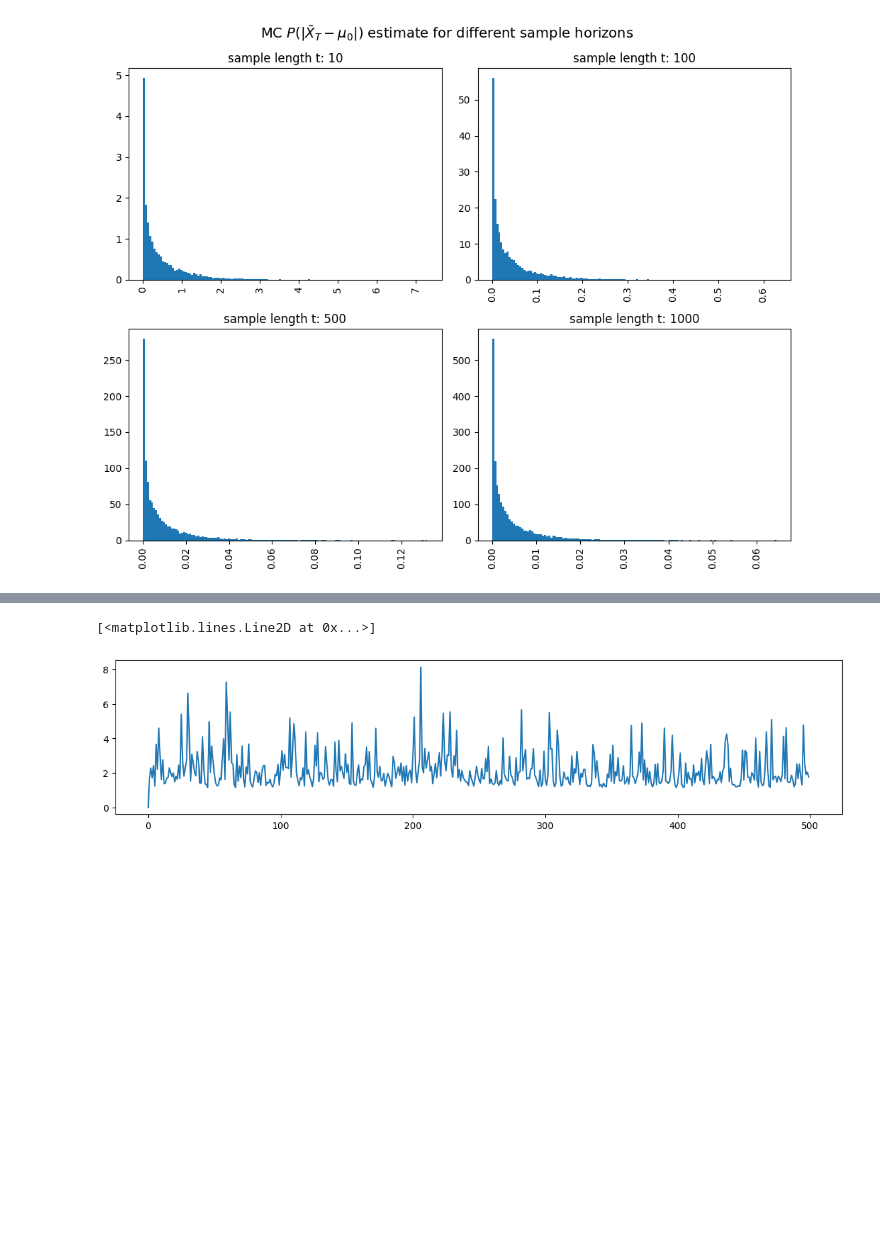
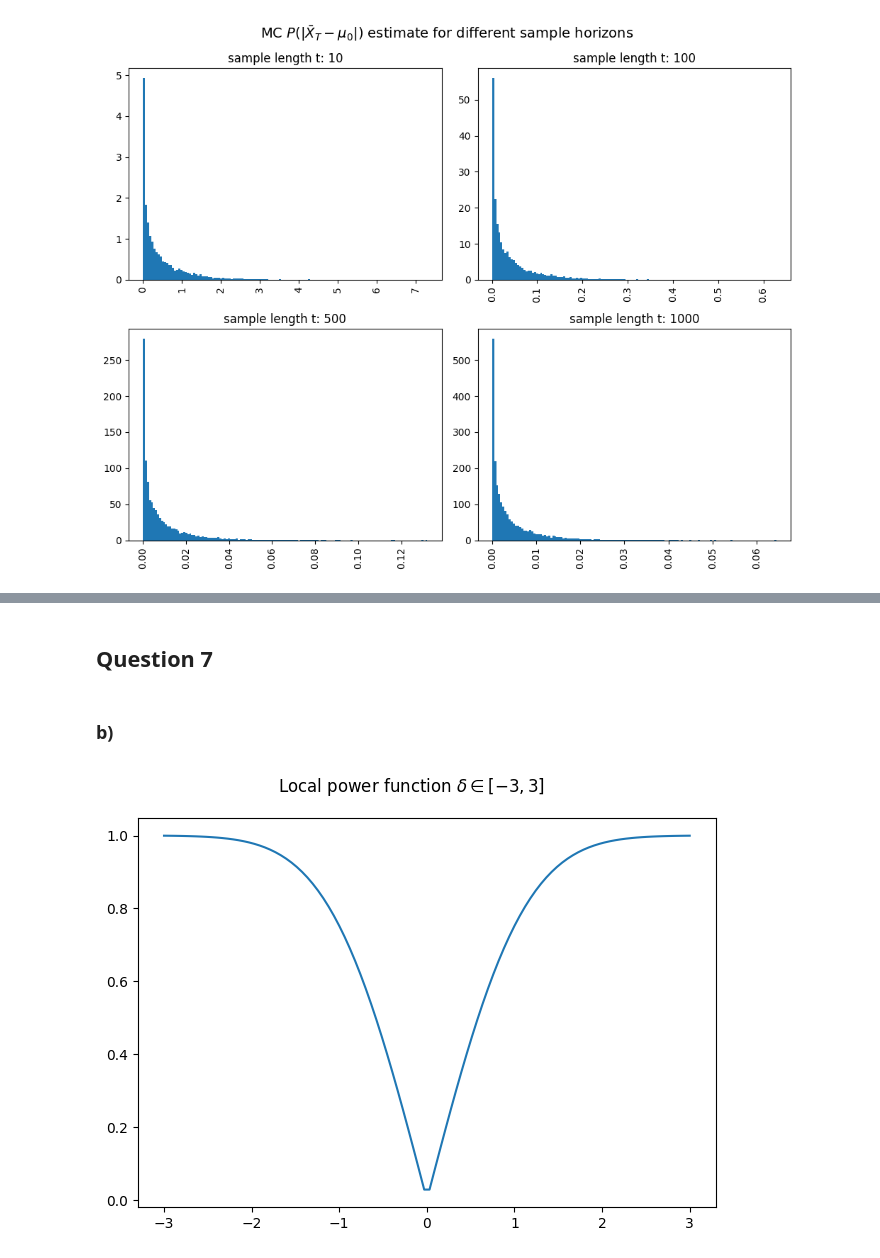
Before and after one commit to lukasgrahl/miscellaneous, a Jupyter notebook: advanced_econometrics/00_advanced_econometrics.ipynb, the cells around one changed output, grey strips where cells are left out. Drawn from its saved outputs; the diff is of its cells as text; code cells hidden in the pictures; blank space fills up the shorter version.

```diff
--- a/advanced_econometrics/00_advanced_econometrics.ipynb
+++ b/advanced_econometrics/00_advanced_econometrics.ipynb
@@ -104,3 +101,0 @@ fig.savefig(os.path.join(path, "5d_c.png"))
-# %%
-X0 = 0
-alpha = .1
@@ -133,6 +102,7 @@ dist_epsilon = scs.expon(epsilon_sigma)
-# %%
-Xt = get_Xt_7(X0, alpha, epsilon=dist_epsilon)
-plt.plot(Xt)
-# %% [output]
-[<matplotlib.lines.Line2D at 0x...>]
-[figure, removed]
+# %% [markdown]
+## Question 7
+# %%
+alpha_0 = 1/2
+power_func = lambda d, alpha : scs.chi2(1).cdf(d**2*(1-alpha**2)**(-1))
+# %% [markdown]
+### b)
@@ -138,0 +112,9 @@ plt.plot(Xt)
+# %%
+fig, ax = plt.subplots(1,1,)
+arr_lspc = np.linspace(-3,3,100)
+ax.plot(arr_lspc, [power_func(d, a) for d in arr_lspc], label=f"simulated power")
+fig.suptitle("Local power function $\\delta \\in [-3,3]$")
+fig.tight_layout()
+fig.savefig(os.path.join(path, 'fig7a.png'))
+# %% [output]
+[figure, added]
```
Also changed, not shown: parts of 15 cells of this notebook, 4 other files.
